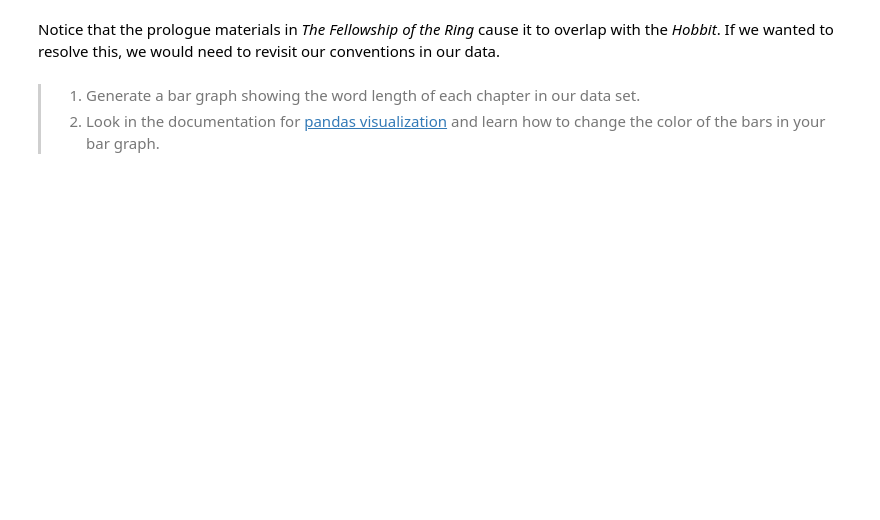
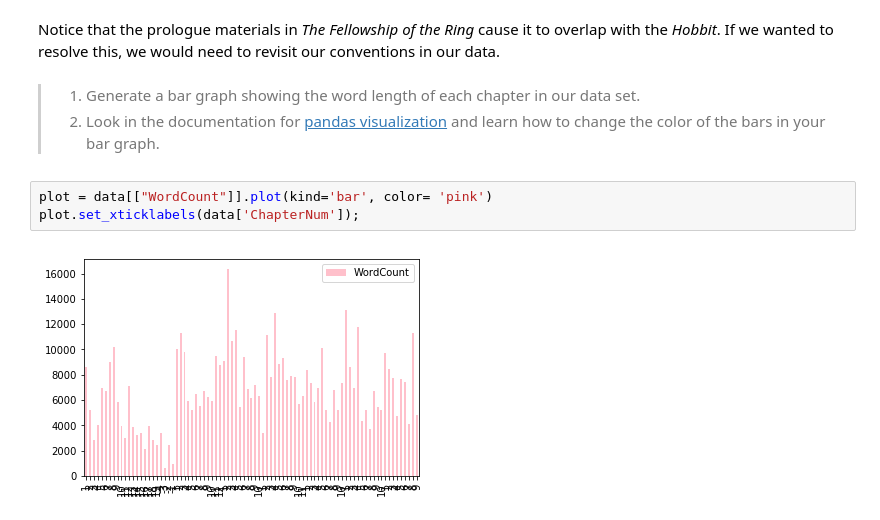
Before and after one commit to shelbym98/ds_1300_notebooks, a Jupyter notebook: work/01_assignment.ipynb, the cells around one changed output. Cells and saved outputs as stored; diff of their text form; blank space fills up the shorter version.

```diff
--- a/work/01_assignment.ipynb
+++ b/work/01_assignment.ipynb
@@ -724,3 +724,8 @@ plt.pyplot.legend()
 # %% [markdown]
 > 1) Generate a bar graph showing the word length of each chapter in our data set.
 > 2) Look in the documentation for [pandas visualization](https://pandas.pydata.org/pandas-docs/stable/user_guide/visualization.html) and learn how to change the color of the bars in your bar graph.
+# %%
+plot = data[["WordCount"]].plot(kind='bar', color= 'pink')
+plot.set_xticklabels(data['ChapterNum']);
+# %% [output]
+[figure, added]
```
Also changed, not shown: parts of 2 cells of this notebook.
